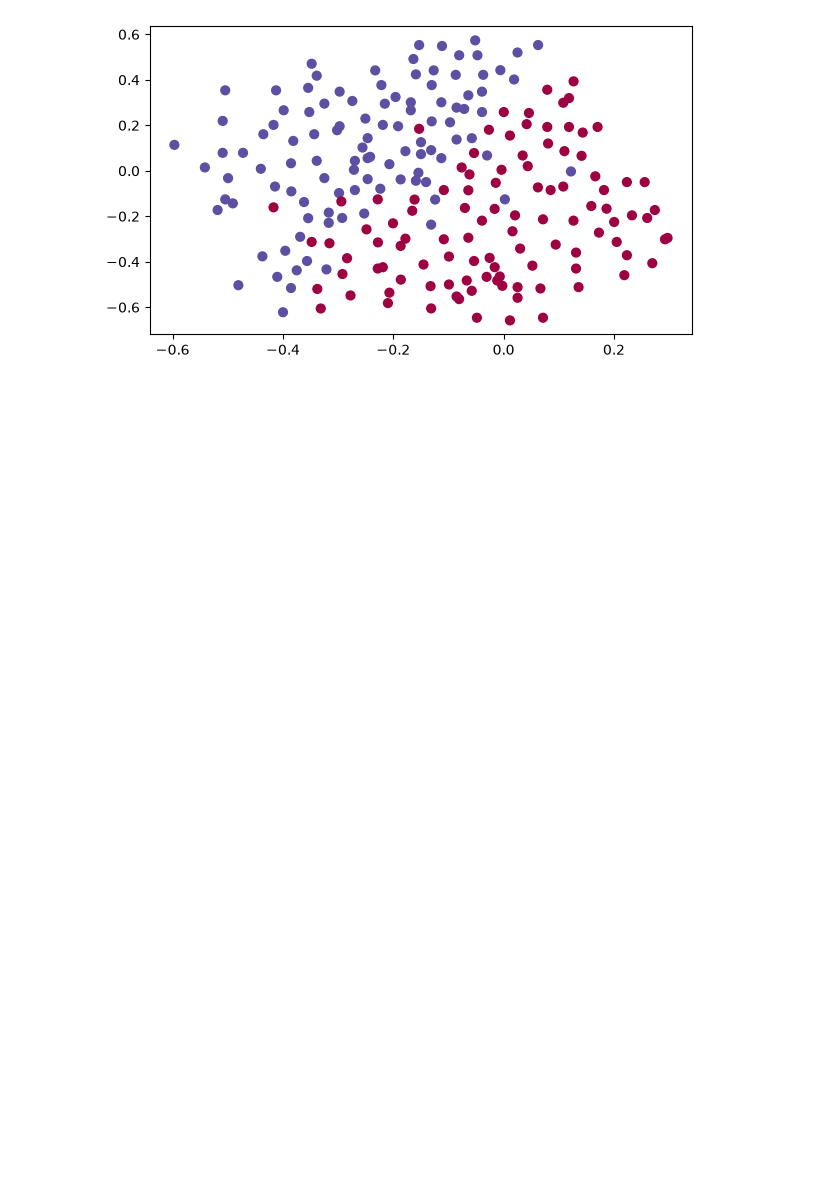
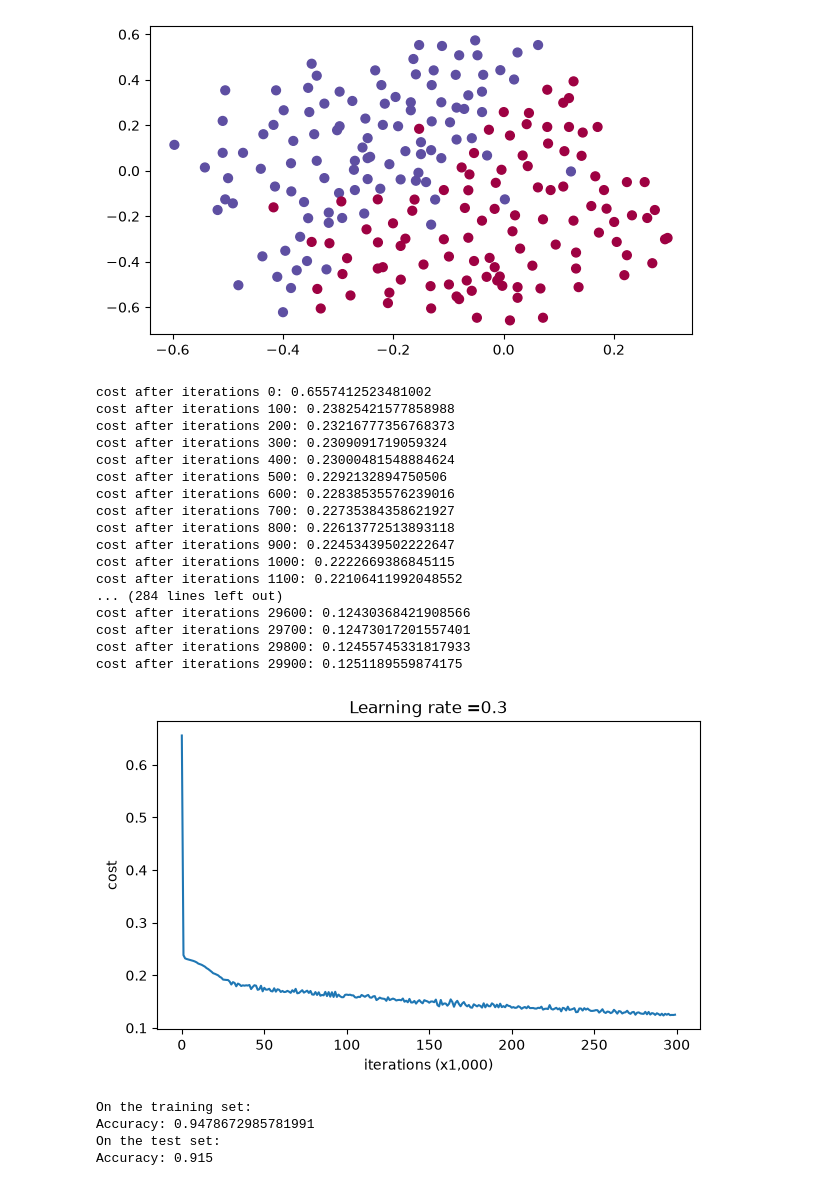
Before and after one commit to RishxGit/deeplearning, a Jupyter notebook: improving-deep-learning/regularization.ipynb, the cells around one changed output. Saved outputs shown, nothing was run; the diff lists cells and outputs as text; code cells hidden in the pictures; blank space fills up the shorter version.

Commit message:
Training without Regularization

```diff
--- a/improving-deep-learning/regularization.ipynb
+++ b/improving-deep-learning/regularization.ipynb
@@ -20,7 +22,7 @@ def model(X,Y, learning_rate = 0.3, num_iterations = 30000, print_cost = True,la
 
     costs = []
     layers_dims = [X.shape[0], 20,3,1]
-    parameters = initialize_parameters_deep(layers_dims)
+    parameters = initialize_parameters(layers_dims)
 
     for i in range(num_iterations):
         if keep_prob == 1:
@@ -44,4 +46,40 @@ def model(X,Y, learning_rate = 0.3, num_iterations = 30000, print_cost = True,la
             if print_cost == True:
                 print(f"cost after iterations {i}: {cost}")
 
+    plt.plot(costs)
+    plt.ylabel('cost')
+    plt.xlabel('iterations (x1,000)')
+    plt.title("Learning rate =" + str(learning_rate))
+    plt.show()
+
     return parameters
+# %%
+
+parameters = model(train_X, train_Y)
+print ("On the training set:")
+predictions_train = predict(train_X, train_Y, parameters)
+print ("On the test set:")
+predictions_test = predict(test_X, test_Y, parameters)
+# %% [output]
+cost after iterations 0: 0.6557412523481002
+cost after iterations 100: 0.23825421577858988
+cost after iterations 200: 0.23216777356768373
+cost after iterations 300: 0.2309091719059324
+cost after iterations 400: 0.23000481548884624
+cost after iterations 500: 0.2292132894750506
+cost after iterations 600: 0.22838535576239016
+cost after iterations 700: 0.22735384358621927
+cost after iterations 800: 0.22613772513893118
+cost after iterations 900: 0.22453439502222647
+cost after iterations 1000: 0.2222669386845115
+cost after iterations 1100: 0.22106411992048552
+... (284 lines left out)
+cost after iterations 29600: 0.12430368421908566
+cost after iterations 29700: 0.12473017201557401
+cost after iterations 29800: 0.12455745331817933
+cost after iterations 29900: 0.1251189559874175
+[figure, added]
+On the training set:
+Accuracy: 0.9478672985781991
+On the test set:
+Accuracy: 0.915
```
Also changed, not shown: parts of 2 cells of this notebook.
